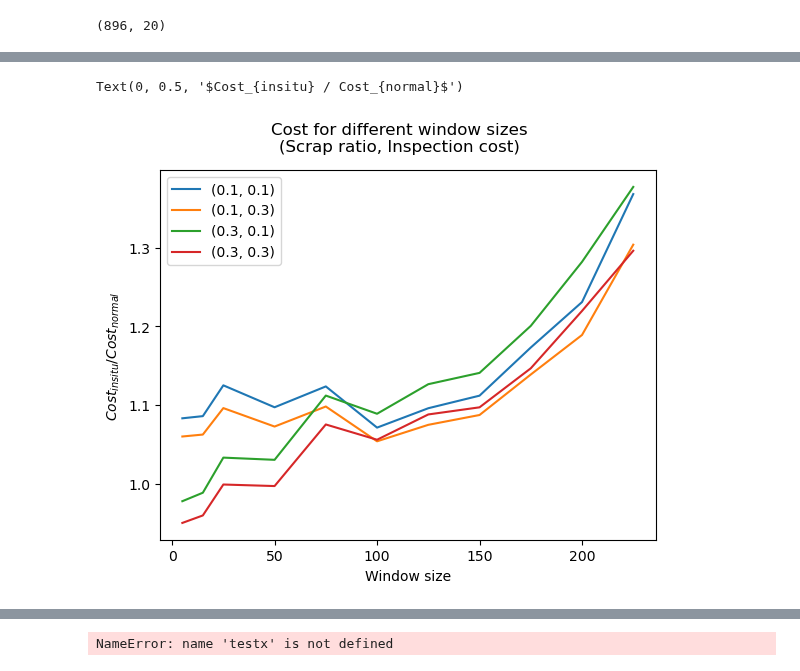
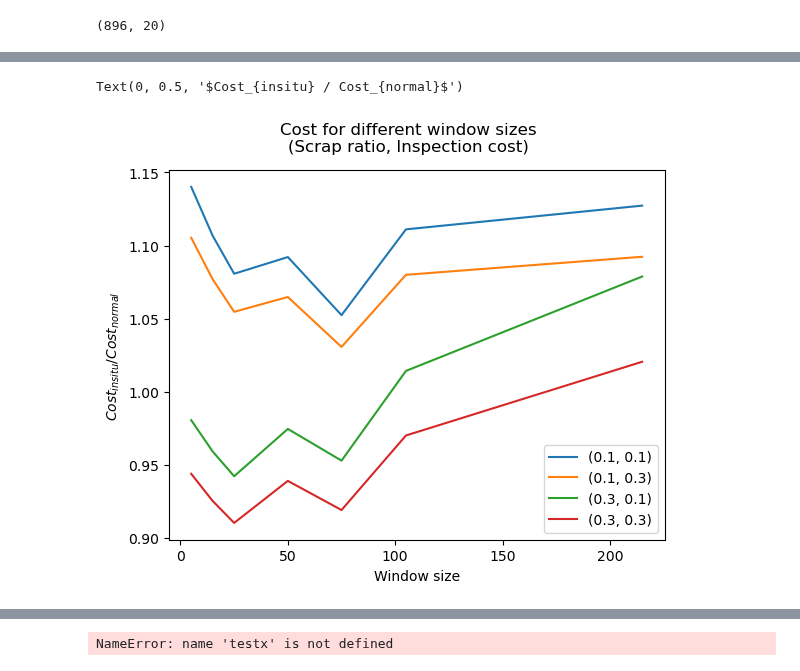
Before and after one commit to ErikSievers/thesis, a Jupyter notebook: Streaming/streaming eval c.ipynb, the cells around one changed output, grey strips where cells are left out. Drawn from its saved outputs; the diff is of its cells as text; code cells hidden in the pictures.

```diff
--- a/Streaming/streaming eval c.ipynb
+++ b/Streaming/streaming eval c.ipynb
@@ -218,7 +286,17 @@ fnr = np.array([t for (f, t) in rates])
+# %%
+fpr = []
+fnr = []
+
+for (_, _, pred, true) in results:
+    pred = np.where(np.concatenate(pred) < 0.5, 0, 1).astype(bool)
+    true = np.concatenate(true).astype(bool)
+    fpr.append(
+        (np.sum(pred & ~true)) / np.sum(~true)
+    )
+    fnr.append(
+        (np.sum(~pred & true)) / np.sum(true)
+    )
 # %%
-fpr = np.array([f for (f, t) in rates])
-fnr = np.array([t for (f, t) in rates])
-
 def getCost(scrapRatio, C_inspection_ratio, fpr, fnr, CR):
     C_scrap = CR * (C_material + C_proc) + C_pre + C_post - C_inspection
     C_net2 = (C_net - C_inspection) * (1 + C_inspection_ratio)
@@ -226,5 +304,3 @@ def getCost(scrapRatio, C_inspection_ratio, fpr, fnr, CR):
     second = scrapRatio    * (fpr     * C_net2 + (1-fpr) * C_scrap) / (1-fpr)
     C_part_insitu = (first + second) / (1 - scrapRatio)
     return C_part_insitu / (C_net2 / (1 - scrapRatio))
-# %%
-ws = np.array([w for (w, a) in settings])
@@ -242,7 +339,7 @@ for i in range(0, len(CR)):
     for j in range (0, len(Cins)):
         for k in range(0, len(scrapRatio)):
             res[k, j] = getCost(scrapRatio[k], Cins[j], fpr[i], fnr[i], min(CR[i], 1))
-    plt.matshow(res, interpolation='none', origin='lower', cmap=mpl.colormaps['RdBu'])
+    plt.matshow(res, interpolation='none', origin='lower', cmap=mpl.colormaps['RdBu'], vmin=0.8, vmax=1.2)
     plt.title("Window size: " + str(ws[i]))
     for x in range(len(Cins)):
         for y in range(len(scrapRatio)):
@@ -281,34 +379,47 @@ for i in range(0, len(CR)):
 import matplotlib as mpl
 import matplotlib.pyplot as plt
 scrapRatio = [0.1, 0.3]
 Cins = [0.1, 0.3]
 CR = (np.array(ws) + 13) / 225
 fpr
 fnr
 # Each fpr, tpr, cr pair can make it's own plot. Let's draw all of them?
 res = np.empty(shape=(len(scrapRatio), len(Cins), len(CR)))
 for i in range(0, len(CR)):
     for j in range (0, len(Cins)):
         for k in range(0, len(scrapRatio)):
             res[k, j, i] = getCost(scrapRatio[k], Cins[j], fpr[i], fnr[i], min(CR[i], 1))
 
 plt.suptitle("Cost for different window sizes\n(Scrap ratio, Inspection cost)")
 plt.plot(ws, res[0,0,:], label="(0.1, 0.1)")
 plt.plot(ws, res[0,1,:], label="(0.1, 0.3)")
 plt.plot(ws, res[1,0,:], label="(0.3, 0.1)")
 plt.plot(ws, res[1,1,:], label="(0.3, 0.3)")
 plt.legend()
 plt.xlabel("Window size")
 plt.ylabel("$Cost_{insitu} / Cost_{normal}$")
+plt.figure()
+plt.suptitle("Cost for different window sizes\n(Scrap ratio, Inspection cost)")
+plt.plot(ws, res[0,0,:], label="(0.1, 0.1)")
+plt.plot(ws, res[0,1,:], label="(0.1, 0.3)")
+plt.plot(ws, res[1,0,:], label="(0.3, 0.1)")
+plt.plot(ws, res[1,1,:], label="(0.3, 0.3)")
+plt.legend()
+plt.xlabel("Window size")
+plt.ylabel("$Cost_{insitu} / Cost_{normal}$")
+plt.figure()
     # print(res)
 # 0.5, 0.5 -> 0.82
 # 0.1, 0.1 -> 1.10
 # 0.5, 0.1 -> 0.90
 # 0.1, 0.5 -> 1.05
 # Make four lines: 0.1, 0.3
+# Vilka poänger vill vi kommunicera?
+# - Finns en tradeoff mellan bra och snabbt resultat
+# - Visa hur scrap ratio och inspection cost påverkar
 # %% [output]
 Text(0, 0.5, '$Cost_{insitu} / Cost_{normal}$')
-[figure, old version]
+[figure, new version]
 # %%
 def getCost(scrapRatio, C_inspection_ratio, fpr, fnr, CR):
     C_scrap = CR * (C_material + C_proc) + C_pre + C_post
```
Also changed, not shown: parts of 11 cells of this notebook, 3 other files.
